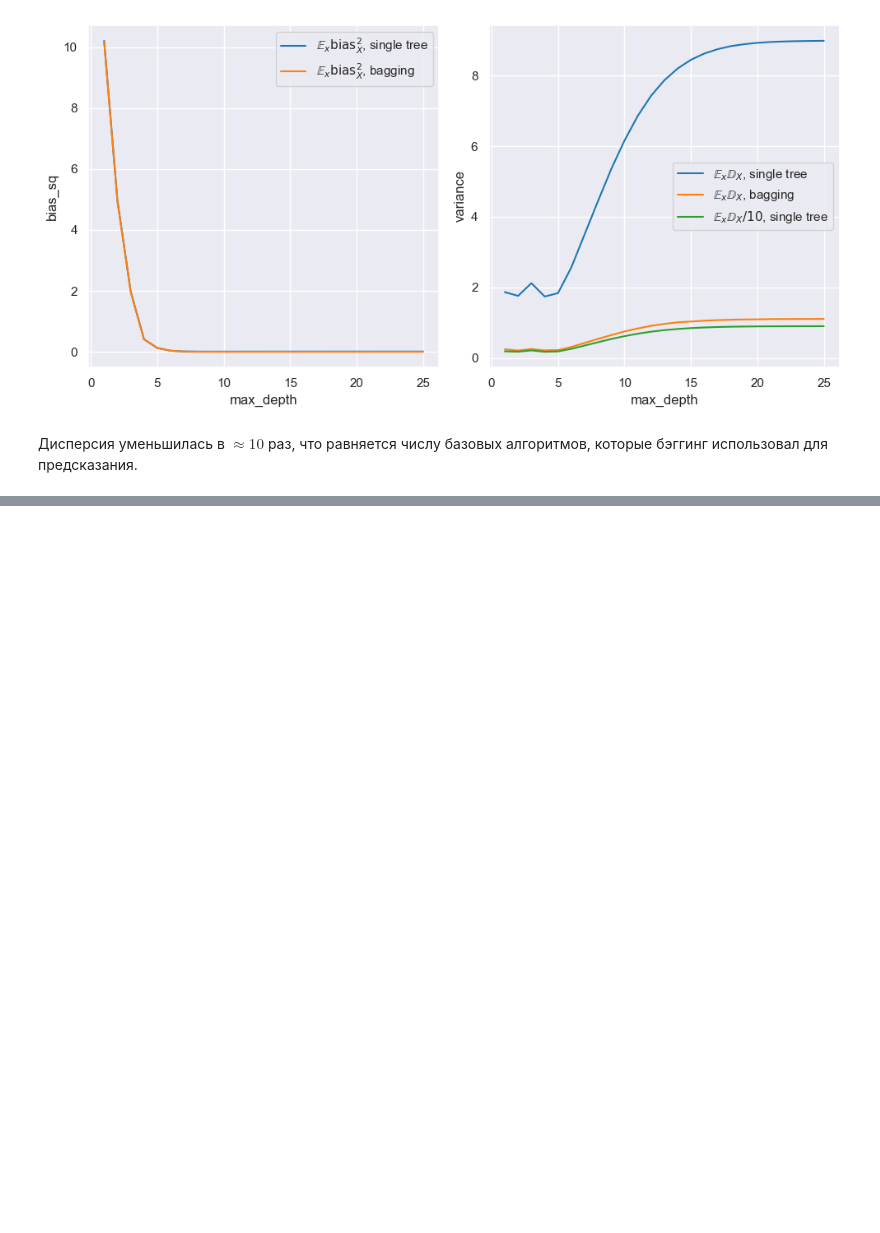
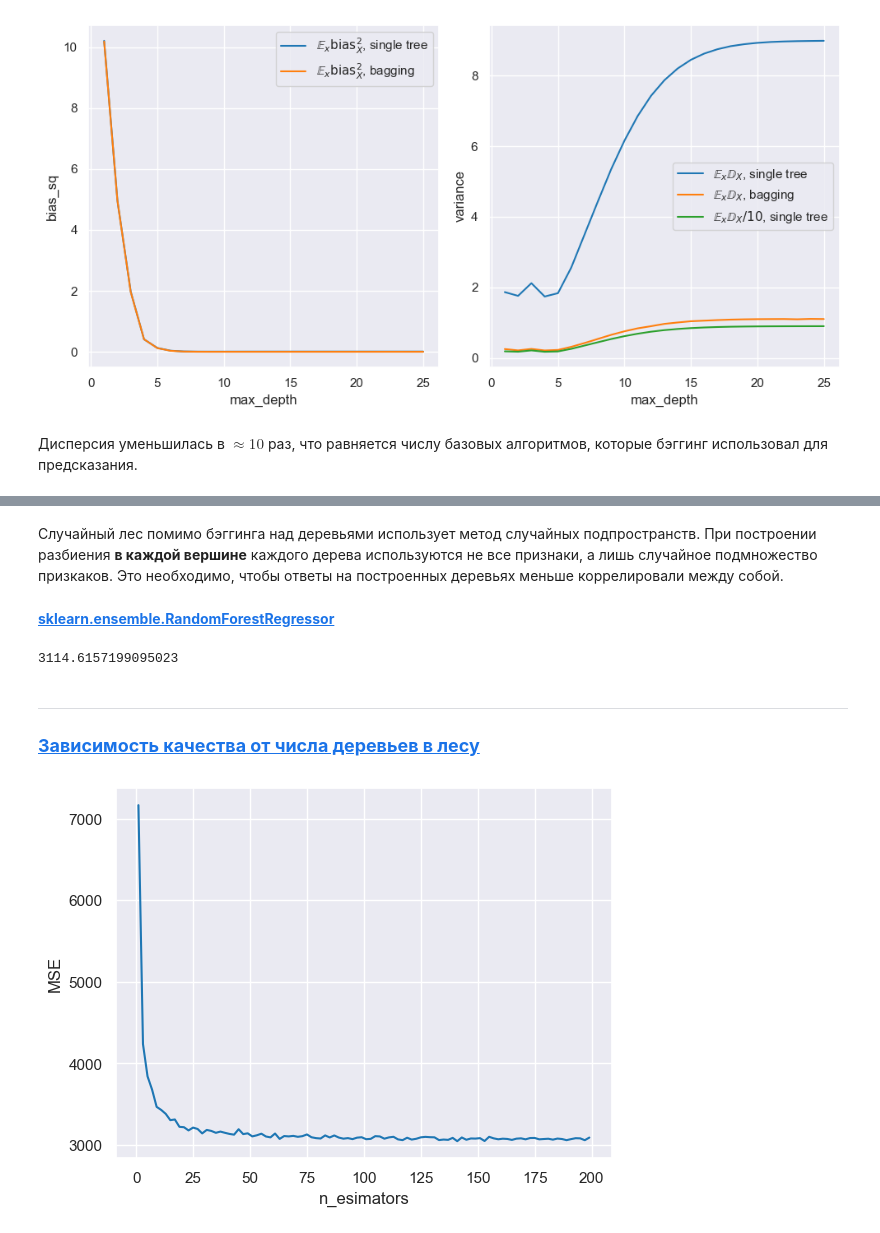
Before and after one commit to EvgenyMeredelin/machine-learning-notes-and-codes, a Jupyter notebook: ml_resampling_and_ensembles/ml_resampling_and_ensembles.ipynb, the cells around one changed output, grey strips where cells are left out. Drawn from its saved outputs; the diff is of its cells as text; code cells hidden in the pictures; blank space fills up the shorter version.

```diff
--- a/ml_resampling_and_ensembles/ml_resampling_and_ensembles.ipynb
+++ b/ml_resampling_and_ensembles/ml_resampling_and_ensembles.ipynb
@@ -1012,0 +1029,4 @@ plt.show()
+# %%
+X_train, X_test, y_train, y_test = train_test_split(
+    X, y, test_size=0.5, random_state=42
+)
@@ -1012,0 +1062,9 @@ plt.show()
+# %%
+bagging = BaggingRegressor(
+    DecisionTreeRegressor(),
+    n_estimators=n_iters,
+    max_samples=X_train.shape[0]
+)
+
+bagging.fit(X_train, y_train)
+mse(y_test, bagging.predict(X_test))
@@ -1012,0 +1078,42 @@ plt.show()
+# %% [markdown]
+Случайный лес помимо бэггинга над деревьями использует метод случайных подпространств. При построении разбиения __в каждой вершине__ каждого дерева используются не все признаки, а лишь случайное подмножество призкаков. Это необходимо, чтобы ответы на построенных деревьях меньше коррелировали между собой.
+# %% [markdown]
+[__sklearn.ensemble.RandomForestRegressor__](https://scikit-learn.org/stable/modules/generated/sklearn.ensemble.RandomForestRegressor.html#sklearn-ensemble-randomforestregressor)
+# %%
+n_estimators = 100
+max_features = 0.2
+# %%
+forest = RandomForestRegressor(
+    n_estimators=n_estimators,
+    max_features=max_features
+)
+
+forest.fit(X_train, y_train)
+mse(y_test, forest.predict(X_test))
+# %% [output]
+3114.6157199095023
+# %% [markdown]
+***
+### <a id='toc4_3_1_'></a>[__Зависимость качества от числа деревьев в лесу__](#toc0_)
+# %%
+Q = []
+n_est_range = range(1, 200, 2)
+
+for n_est in tqdm(n_est_range):
+    q = []
+    for _ in range(10):
+        forest = RandomForestRegressor(
+            n_estimators=n_est,
+            max_features=max_features
+        )
+        forest.fit(X_train, y_train)
+        y_pred = forest.predict(X_test)
+        q.append(mse(y_test, y_pred))
+    Q.append(np.mean(q))
+
+plt.plot(n_est_range, Q)
+plt.xlabel('n_esimators')
+plt.ylabel('MSE')
+plt.show()
+# %% [output]
+[figure, added]
```
Also changed, not shown: parts of 22 cells of this notebook.
